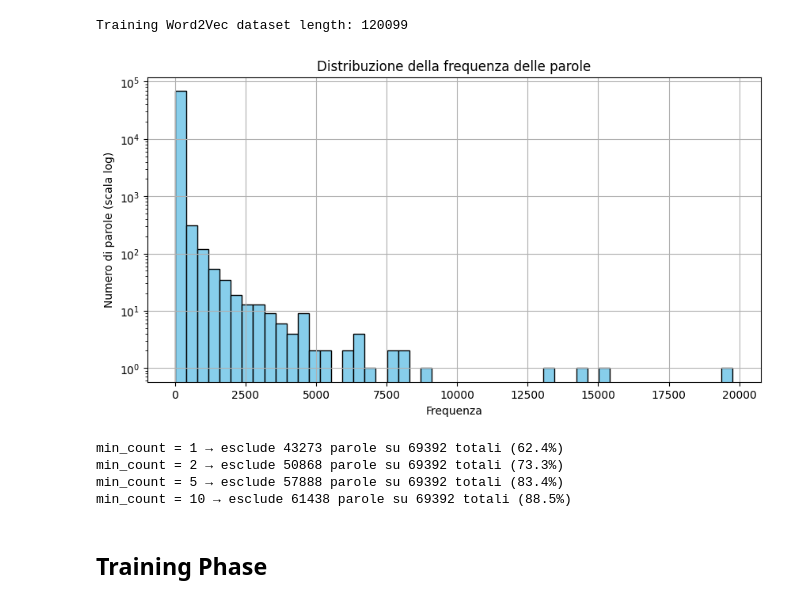
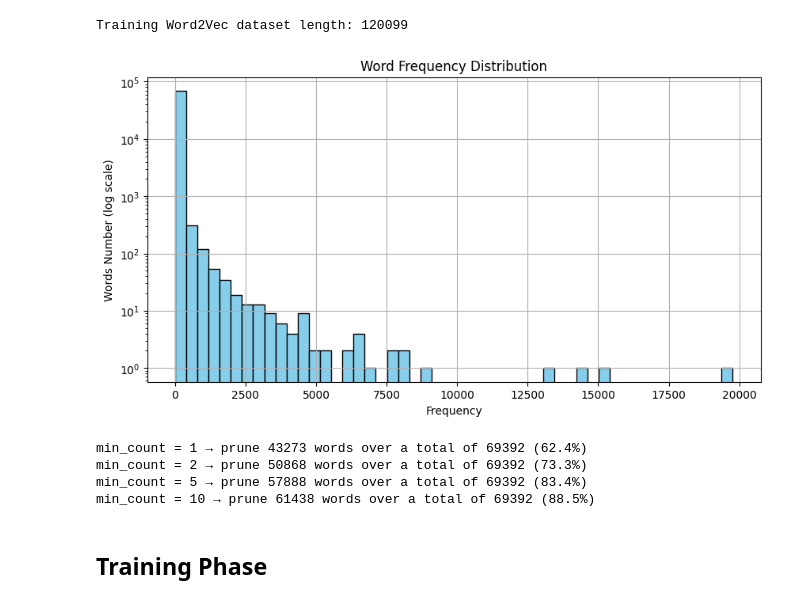
Before and after one commit to msegreto/CyberbullismDetection, a Jupyter notebook: notebook/2_Word2VecModelTraining.ipynb, the cells around one changed output. Drawn from its saved outputs; the diff is of its cells as text; code cells hidden in the pictures.

```diff
--- a/notebook/2_Word2VecModelTraining.ipynb
+++ b/notebook/2_Word2VecModelTraining.ipynb
@@ -36,29 +36,29 @@ Training Word2Vec dataset length: 120099
 # %%
 all_tokens = [word for sentence in sentences for word in sentence]
 
 word_freq = Counter(all_tokens)
 
 freq_values = list(word_freq.values())
 
 plt.figure(figsize=(10, 5))
 plt.hist(freq_values, bins=50, log=True, color="skyblue", edgecolor="black")
-plt.title("Distribuzione della frequenza delle parole")
-plt.xlabel("Frequenza")
-plt.ylabel("Numero di parole (scala log)")
+plt.title("Word Frequency Distribution")
+plt.xlabel("Frequency")
+plt.ylabel("Words Number (log scale)")
 plt.grid(True)
 plt.show()
 
 vocab_size = len(word_freq)
 for k in [1, 2, 5, 10]:
     rare = sum(1 for freq in freq_values if freq <= k)
-    print(f"min_count = {k} → esclude {rare} parole su {vocab_size} totali "
+    print(f"min_count = {k} → prune {rare} words over a total of {vocab_size} "
           f"({rare / vocab_size:.1%})")
 # %% [output]
-[figure, old version]
+[figure, new version]
-min_count = 1 → esclude 43273 parole su 69392 totali (62.4%)
-min_count = 2 → esclude 50868 parole su 69392 totali (73.3%)
-min_count = 5 → esclude 57888 parole su 69392 totali (83.4%)
-min_count = 10 → esclude 61438 parole su 69392 totali (88.5%)
+min_count = 1 → prune 43273 words over a total of 69392 (62.4%)
+min_count = 2 → prune 50868 words over a total of 69392 (73.3%)
+min_count = 5 → prune 57888 words over a total of 69392 (83.4%)
+min_count = 10 → prune 61438 words over a total of 69392 (88.5%)
 # %% [markdown]
 ## Training Phase
 # %%
```
Also changed, not shown: parts of 1 cell of this notebook, 21 other files.
